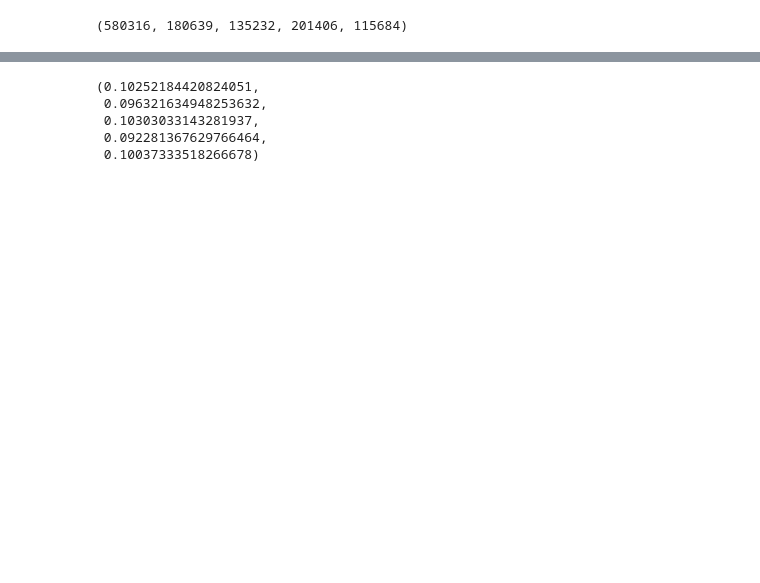
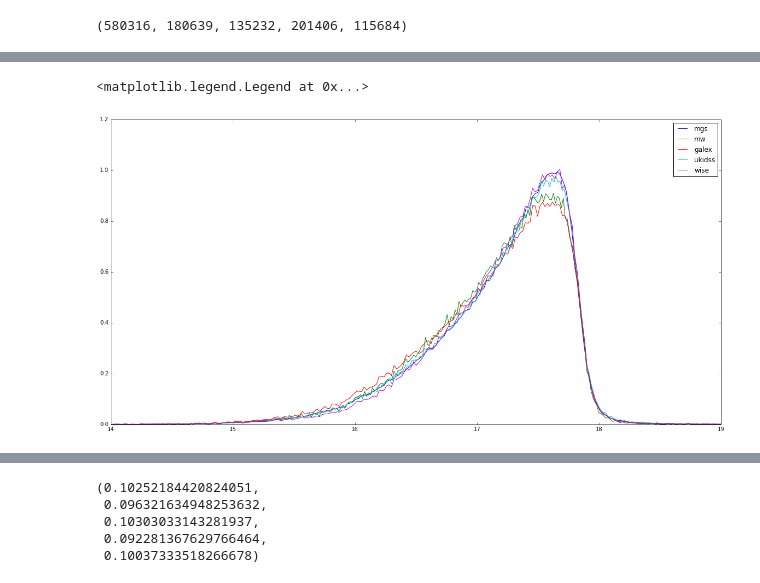
Before and after one commit to calumhrmurray/MPhysProject, a Jupyter notebook: analysis/cat_checks/histogram_checks.ipynb, the cells around one changed output, grey strips where cells are left out. Saved outputs shown, nothing was run; the diff lists cells and outputs as text; code cells hidden in the pictures; blank space fills up the shorter version.

```diff
--- a/analysis/cat_checks/histogram_checks.ipynb
+++ b/analysis/cat_checks/histogram_checks.ipynb
@@ -76,0 +78,12 @@ plt.legend()
+# %%
+plt.figure(figsize=(20,10))
+petro_plot_hist(mgs,'mgs',default=True)
+petro_plot_hist(mw,'mw',default=True)
+petro_plot_hist(galex,'galex',default=True)
+petro_plot_hist(ukidss,'ukidss',default=True)
+petro_plot_hist(wise,'wise',default=True)
+plt.xlim(14,19)
+plt.legend()
+# %% [output]
+<matplotlib.legend.Legend at 0x...>
+[figure, added]
```
Also changed, not shown: parts of 19 cells of this notebook, 5 other files.
